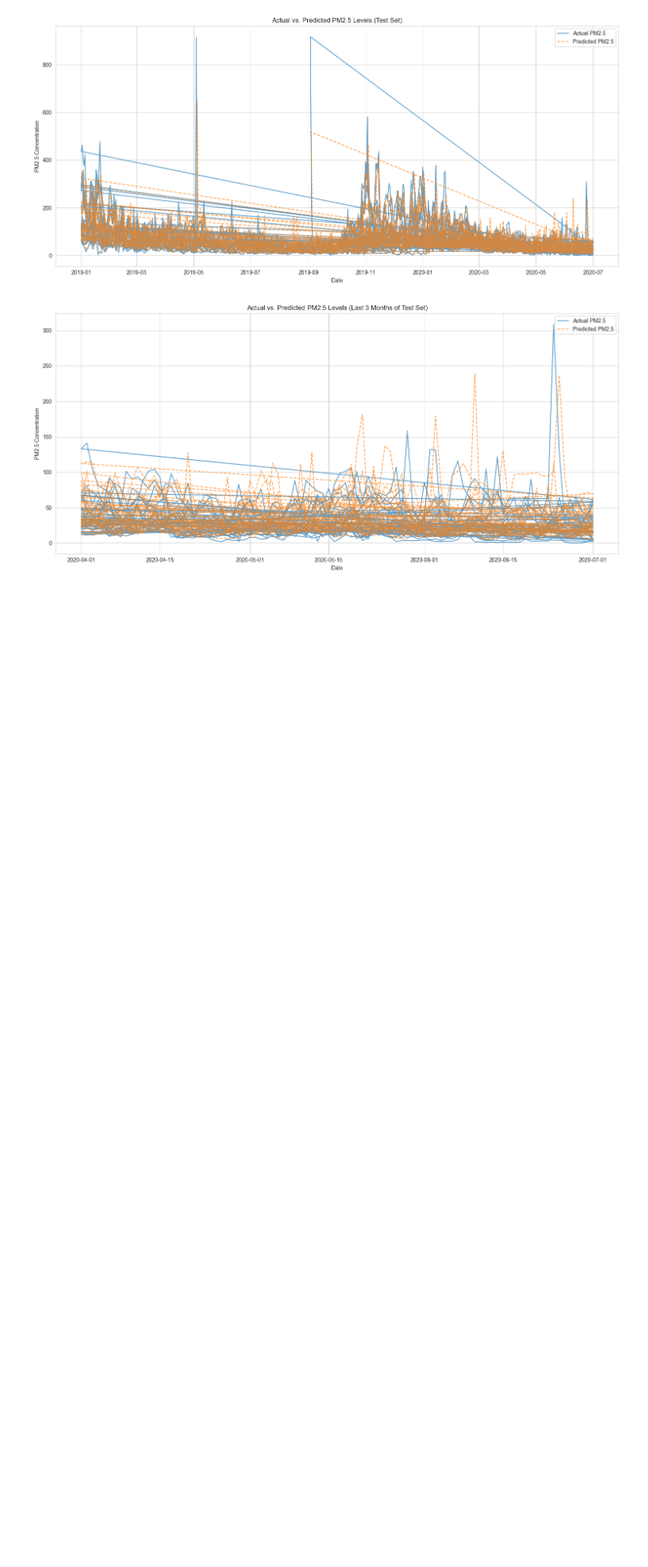
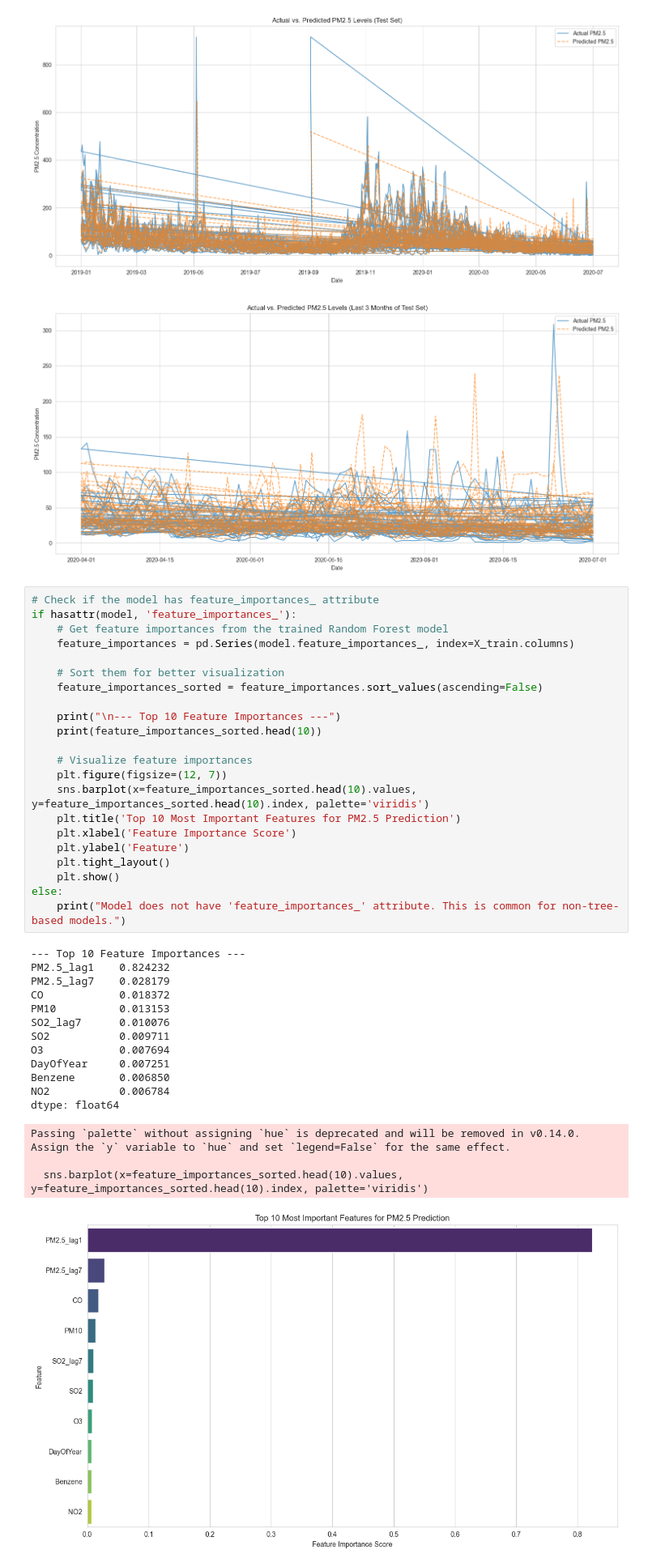
Before and after one commit to hriday-goyal/EnviroPredict-AI-Urban-AQI-Forecasting, a Jupyter notebook: notebooks/01_EDA_and_Data_Prep.ipynb, the cells around one changed output. Shown at 81% size. Drawn from its saved outputs; the diff is of its cells as text; blank space fills up the shorter version.

Commit message:
Model Improvement: Added feature importance, residual analysis, and hyperparameter tuning

```diff
--- a/notebooks/01_EDA_and_Data_Prep.ipynb
+++ b/notebooks/01_EDA_and_Data_Prep.ipynb
@@ -568,3 +568,42 @@ else:
 # %% [output]
 [figure]
 [figure]
+# %%
+# Check if the model has feature_importances_ attribute
+if hasattr(model, 'feature_importances_'):
+    # Get feature importances from the trained Random Forest model
+    feature_importances = pd.Series(model.feature_importances_, index=X_train.columns)
+
+    # Sort them for better visualization
+    feature_importances_sorted = feature_importances.sort_values(ascending=False)
+
+    print("\n--- Top 10 Feature Importances ---")
+    print(feature_importances_sorted.head(10))
+
+    # Visualize feature importances
+    plt.figure(figsize=(12, 7))
+    sns.barplot(x=feature_importances_sorted.head(10).values, y=feature_importances_sorted.head(10).index, palette='viridis')
+    plt.title('Top 10 Most Important Features for PM2.5 Prediction')
+    plt.xlabel('Feature Importance Score')
+    plt.ylabel('Feature')
+    plt.tight_layout()
+    plt.show()
+else:
+    print("Model does not have 'feature_importances_' attribute. This is common for non-tree-based models.")
+# %% [output]
+--- Top 10 Feature Importances ---
+PM2.5_lag1    0.824232
+PM2.5_lag7    0.028179
+CO            0.018372
+PM10          0.013153
+SO2_lag7      0.010076
+SO2           0.009711
+O3            0.007694
+DayOfYear     0.007251
+Benzene       0.006850
+NO2           0.006784
+dtype: float64
+Passing `palette` without assigning `hue` is deprecated and will be removed in v0.14.0. Assign the `y` variable to `hue` and set `legend=False` for the same effect.
+
+  sns.barplot(x=feature_importances_sorted.head(10).values, y=feature_importances_sorted.head(10).index, palette='viridis')
+[figure, added]
```
Also changed, not shown: parts of 2 cells of this notebook.
